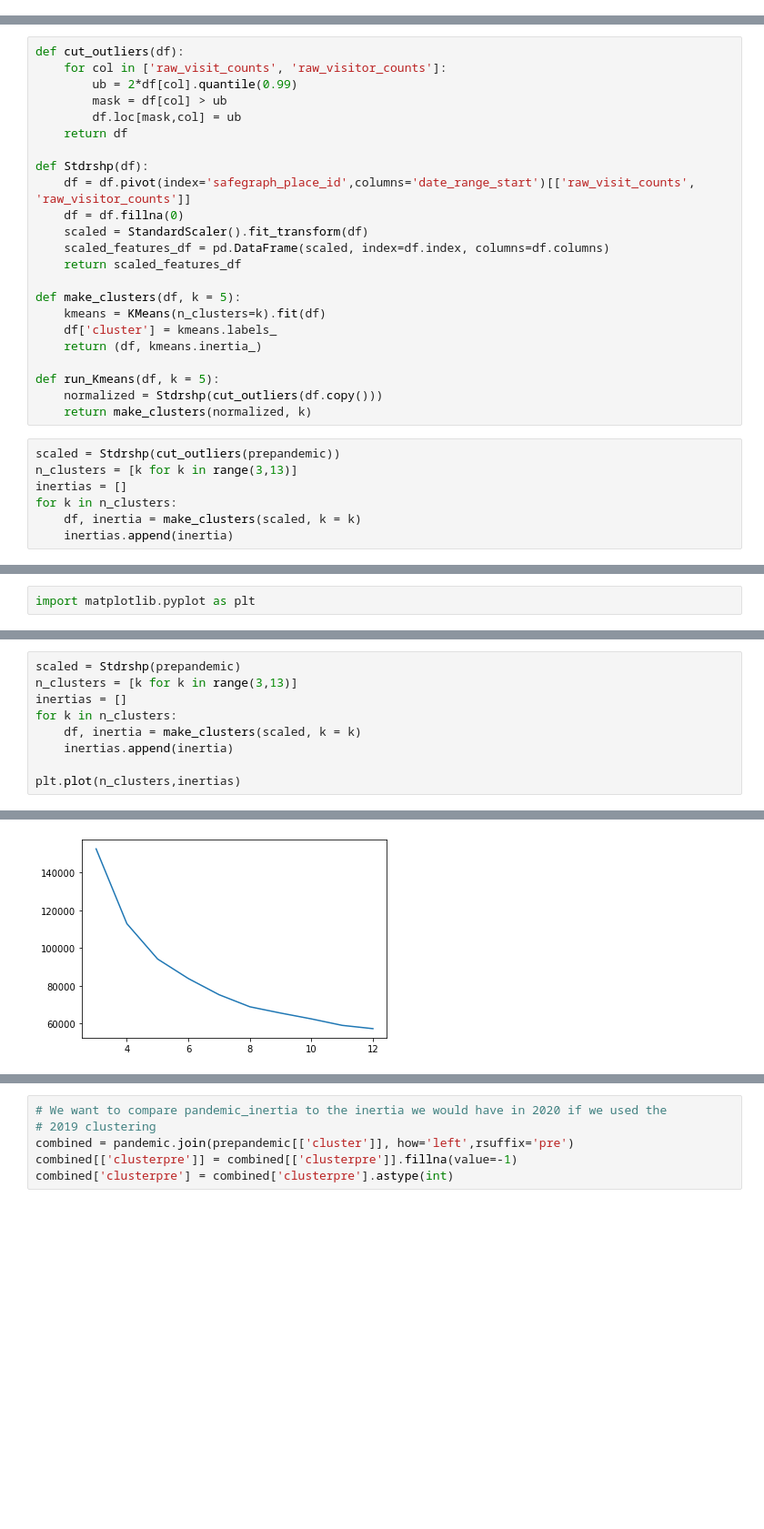
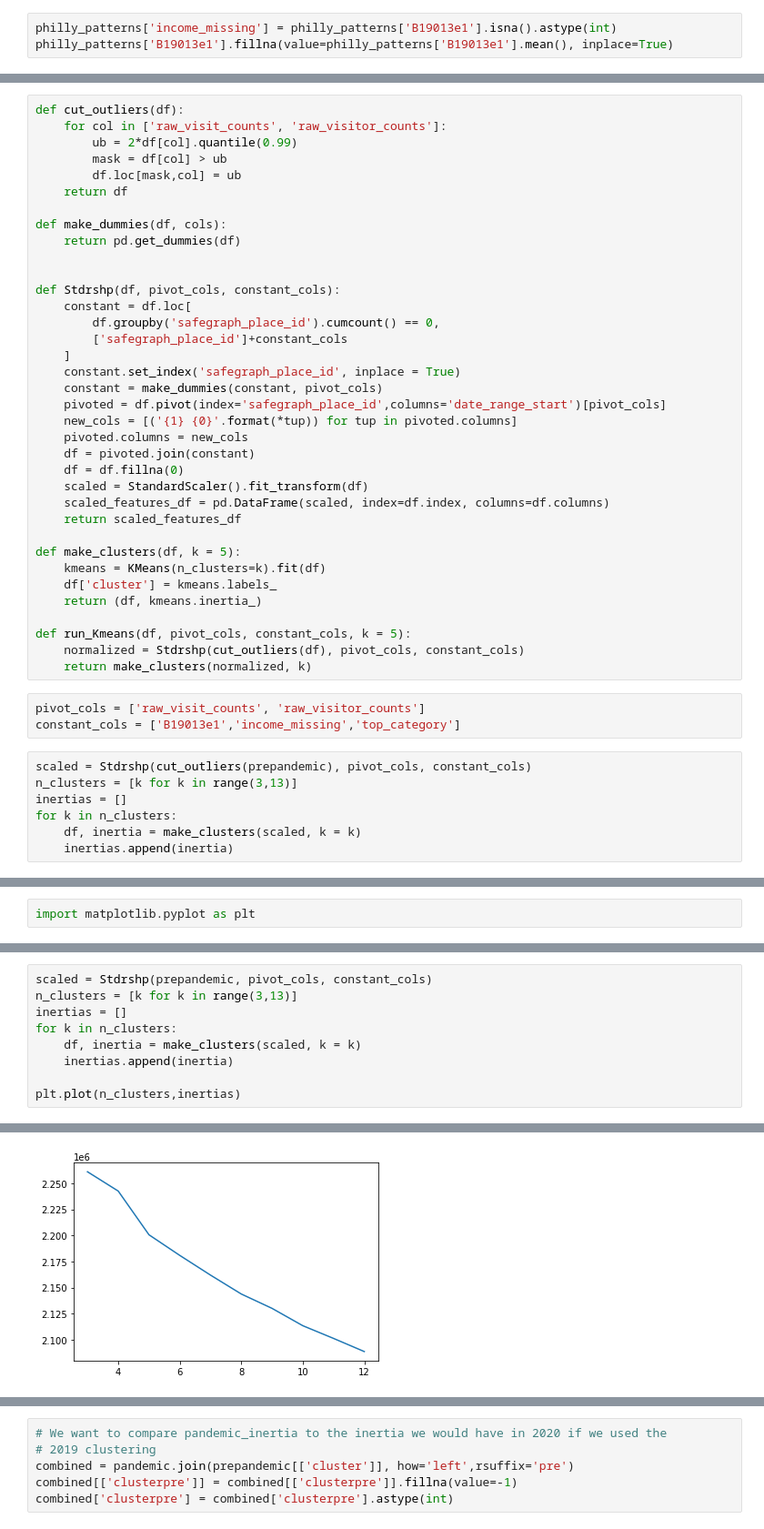
Before and after one commit to hkronenb/HK_DATS_Practicum, a Jupyter notebook: notebooks/Places Clustering First Try.ipynb, the cells around one changed output, grey strips where cells are left out. Shown at 91% size. Saved outputs shown, nothing was run; the diff lists cells and outputs as text; blank space fills up the shorter version.

```diff
--- a/notebooks/Places Clustering First Try.ipynb
+++ b/notebooks/Places Clustering First Try.ipynb
@@ -64 +86,4 @@ philly_patterns.head()
+# %%
+philly_patterns['income_missing'] = philly_patterns['B19013e1'].isna().astype(int)
+philly_patterns['B19013e1'].fillna(value=philly_patterns['B19013e1'].mean(), inplace=True)
 # %%
@@ -96,8 +157,21 @@ def cut_outliers(df):
         df.loc[mask,col] = ub
     return df
 
-def Stdrshp(df):
-    df = df.pivot(index='safegraph_place_id',columns='date_range_start')[['raw_visit_counts', 'raw_visitor_counts']]
+def make_dummies(df, cols):
+    return pd.get_dummies(df)
+
+
+def Stdrshp(df, pivot_cols, constant_cols):
+    constant = df.loc[
+        df.groupby('safegraph_place_id').cumcount() == 0,
+        ['safegraph_place_id']+constant_cols
+    ]
+    constant.set_index('safegraph_place_id', inplace = True)
+    constant = make_dummies(constant, pivot_cols)
+    pivoted = df.pivot(index='safegraph_place_id',columns='date_range_start')[pivot_cols]
+    new_cols = [('{1} {0}'.format(*tup)) for tup in pivoted.columns]
+    pivoted.columns = new_cols
+    df = pivoted.join(constant)
     df = df.fillna(0)
     scaled = StandardScaler().fit_transform(df)
     scaled_features_df = pd.DataFrame(scaled, index=df.index, columns=df.columns)
@@ -108,11 +182,14 @@ def make_clusters(df, k = 5):
     df['cluster'] = kmeans.labels_
     return (df, kmeans.inertia_)
 
-def run_Kmeans(df, k = 5):
-    normalized = Stdrshp(cut_outliers(df.copy()))
+def run_Kmeans(df, pivot_cols, constant_cols, k = 5):
+    normalized = Stdrshp(cut_outliers(df), pivot_cols, constant_cols)
     return make_clusters(normalized, k)
+# %%
+pivot_cols = ['raw_visit_counts', 'raw_visitor_counts']
+constant_cols = ['B19013e1','income_missing','top_category']
 # %%
-scaled = Stdrshp(cut_outliers(prepandemic))
+scaled = Stdrshp(cut_outliers(prepandemic), pivot_cols, constant_cols)
 n_clusters = [k for k in range(3,13)]
 inertias = []
 for k in n_clusters:
@@ -128,13 +216,13 @@ plt.plot(n_clusters,inertias)
 # %%
-scaled = Stdrshp(prepandemic)
+scaled = Stdrshp(prepandemic, pivot_cols, constant_cols)
 n_clusters = [k for k in range(3,13)]
 inertias = []
 for k in n_clusters:
     df, inertia = make_clusters(scaled, k = k)
     inertias.append(inertia)
 
 plt.plot(n_clusters,inertias)
 # %% [output]
 [<matplotlib.lines.Line2D at 0x...>]
-[figure, old version]
+[figure, new version]
 # %%
```
Also changed, not shown: parts of 17 cells of this notebook, 2 other files.
